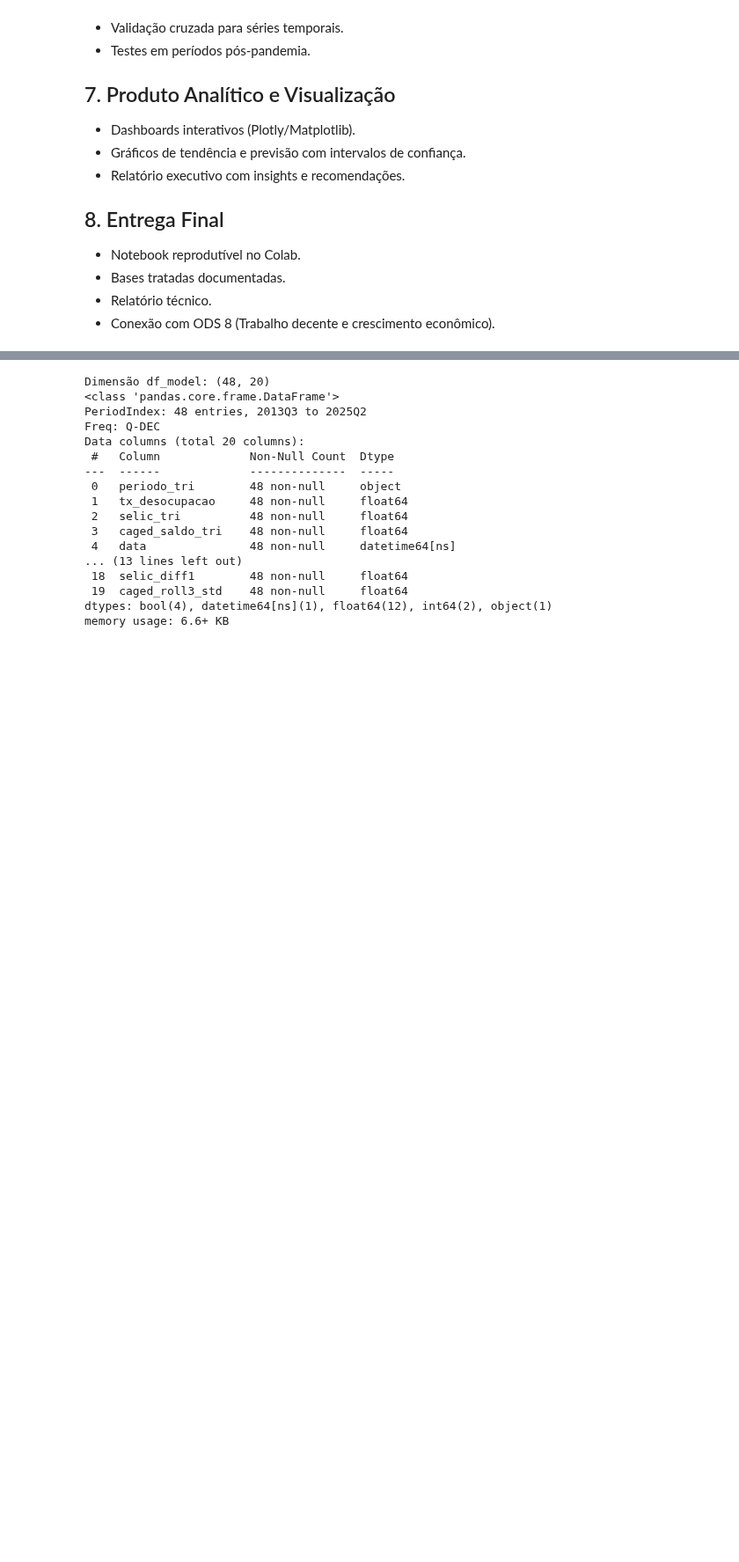
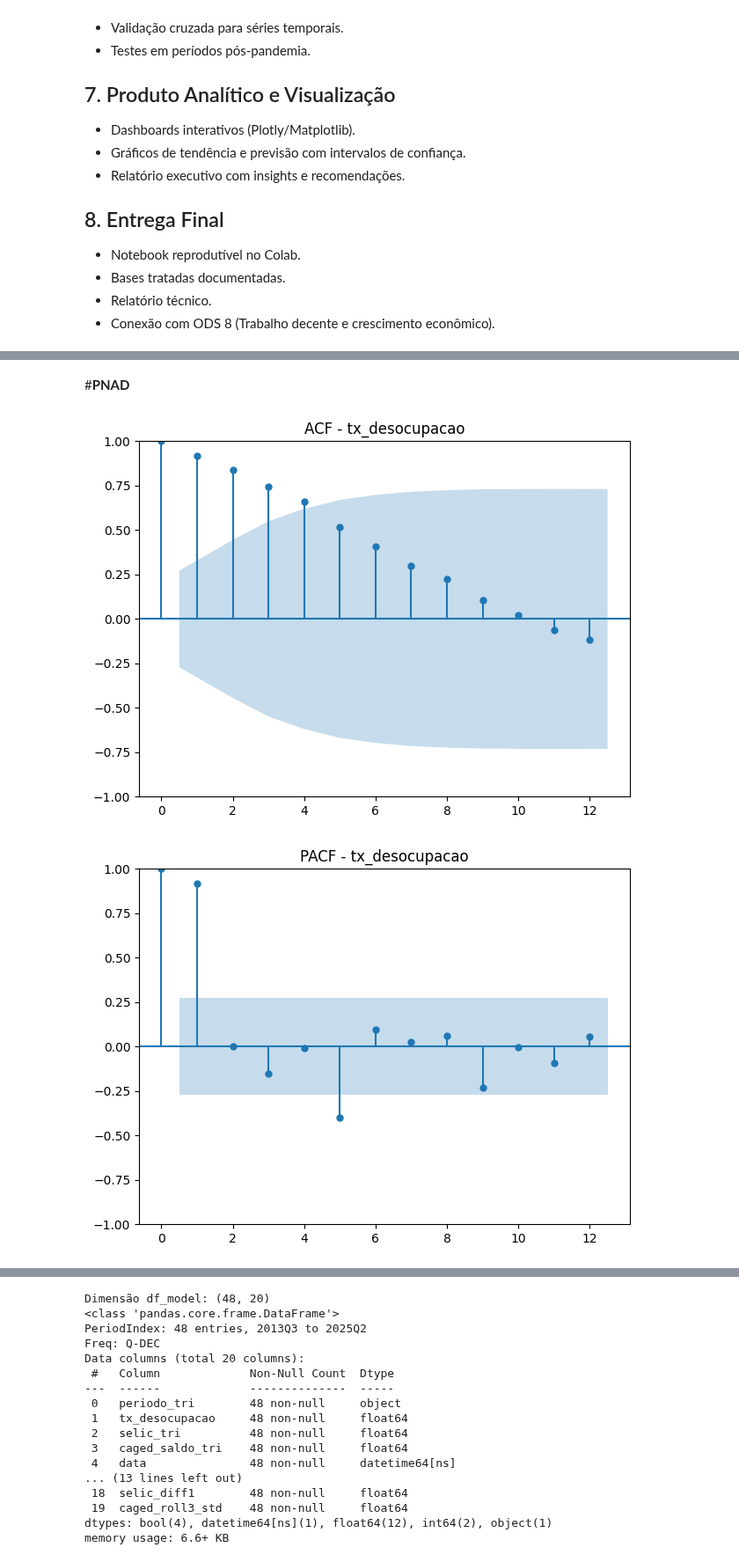
Before and after one commit to fpaterni10/projeto-aplicado-iv-desemprego-br, a Jupyter notebook: notebooks/entrega3/cd_projeto_aplicado_IV_entrega_3.ipynb, the cells around one changed output, grey strips where cells are left out. Shown at 88% size. Drawn from its saved outputs; the diff is of its cells as text; code cells hidden in the pictures; blank space fills up the shorter version.

```diff
--- a/notebooks/entrega3/cd_projeto_aplicado_IV_entrega_3.ipynb
+++ b/notebooks/entrega3/cd_projeto_aplicado_IV_entrega_3.ipynb
@@ -276,0 +212,23 @@ O conjunto de resultados consolida a base metodológica para a Etapa 4, garantin
+# %%
+# 2.2 ACF/PACF — usar valores numéricos para evitar conversões de eixo
+def _acf(series, name, lags=12):
+    fig = plt.figure(); ax = plt.gca()
+    sm.graphics.tsa.plot_acf(series.astype(float).values, lags=lags, ax=ax)
+    ax.set_title(f"ACF - {name}"); fig.tight_layout()
+    fig.savefig(f"docs/figuras/acf_{name}.png", dpi=160, bbox_inches="tight")
+    plt.show(); plt.close(fig)
+
+def _pacf(series, name, lags=12, method="ywm"):
+    fig = plt.figure(); ax = plt.gca()
+    sm.graphics.tsa.plot_pacf(series.astype(float).values, lags=lags, method=method, ax=ax)
+    ax.set_title(f"PACF - {name}"); fig.tight_layout()
+    fig.savefig(f"docs/figuras/pacf_{name}.png", dpi=160, bbox_inches="tight")
+    plt.show(); plt.close(fig)
+# %% [markdown]
+#**PNAD**
+# %%
+_acf(df_model["tx_desocupacao"], "tx_desocupacao")
+_pacf(df_model["tx_desocupacao"], "tx_desocupacao")
+# %% [output]
+[figure, added]
+[figure, added]
```
Also changed, not shown: parts of 10 cells of this notebook.
